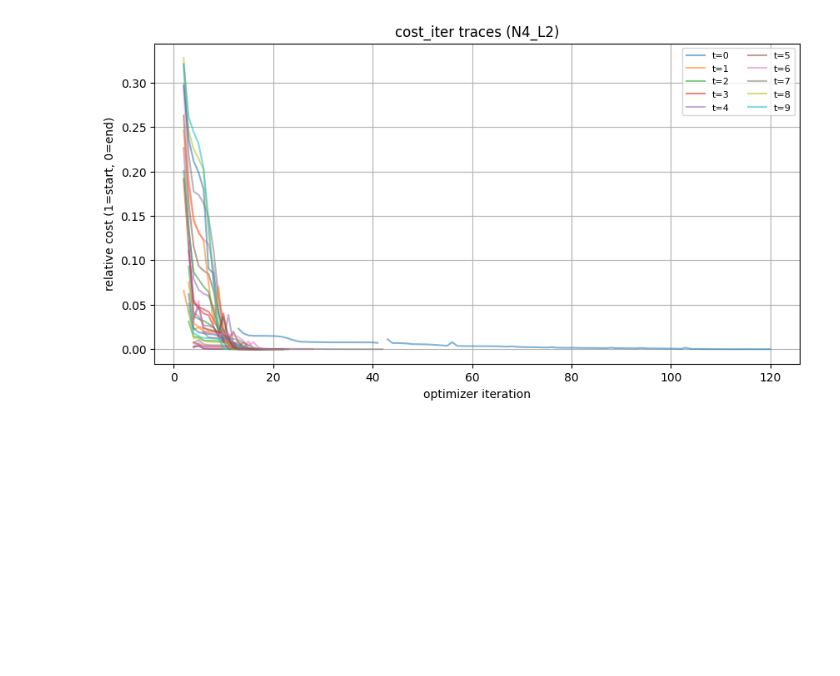
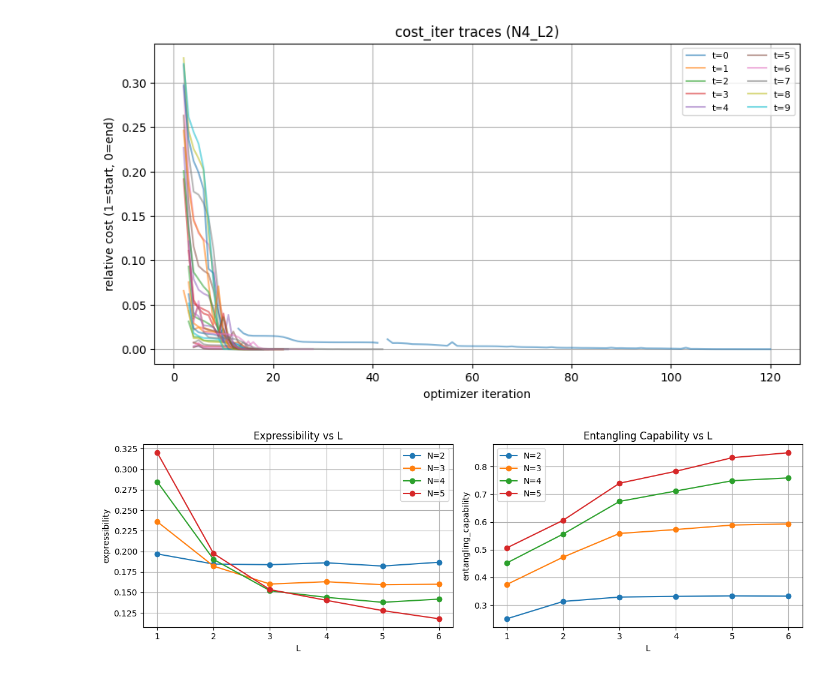
Before and after one commit to Joel-Kunk/VQCFD_quimb, a Jupyter notebook: analysis_results.ipynb, the cells around one changed output. Saved outputs shown, nothing was run; the diff lists cells and outputs as text; code cells hidden in the pictures; blank space fills up the shorter version.

Commit message:
expr and ent analysis

```diff
--- a/analysis_results.ipynb
+++ b/analysis_results.ipynb
@@ -398,3 +496,8 @@ if variance is not None:
+# %%
+selected_runs = [load_run('N2', 'L1'),load_run('N2', 'L2'), load_run('N2', 'L3'), load_run('N2', 'L4'),load_run('N2', 'L5'),load_run('N2', 'L6'),load_run('N3', 'L1'),load_run('N3', 'L2'), load_run('N3', 'L3'), load_run('N3', 'L4'),load_run('N3', 'L5'),load_run('N3', 'L6'),load_run('N4', 'L1'),load_run('N4', 'L2'), load_run('N4', 'L3'), load_run('N4', 'L4'),load_run('N4', 'L5'),load_run('N4', 'L6'),load_run('N5', 'L1'),load_run('N5', 'L2'), load_run('N5', 'L3'), load_run('N5', 'L4'),load_run('N5', 'L5'),load_run('N5', 'L6')]
+plot_expr_entcap_vs_l(selected_runs, n_filter=None)
+# %% [output]
+[figure, added]
 # %%
 RUN_SELECTION = [('N4', 'L2'), ('N4', 'L3')]
 loaded = []
```
Also changed, not shown: parts of 3 cells of this notebook, 3 other files.
